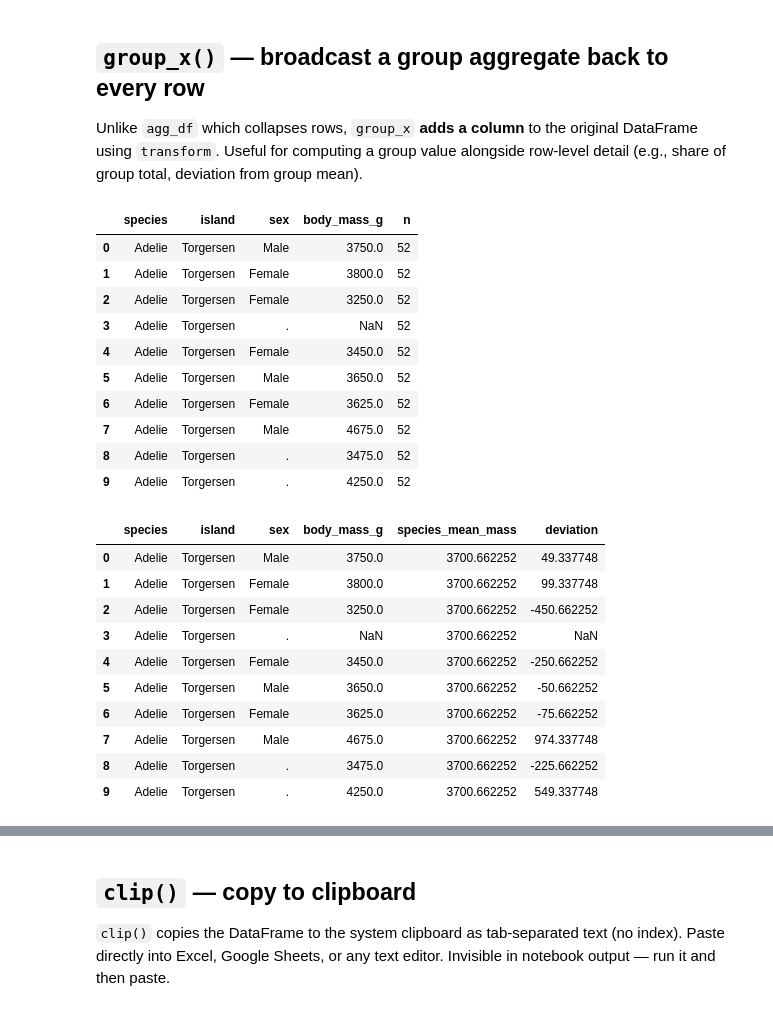
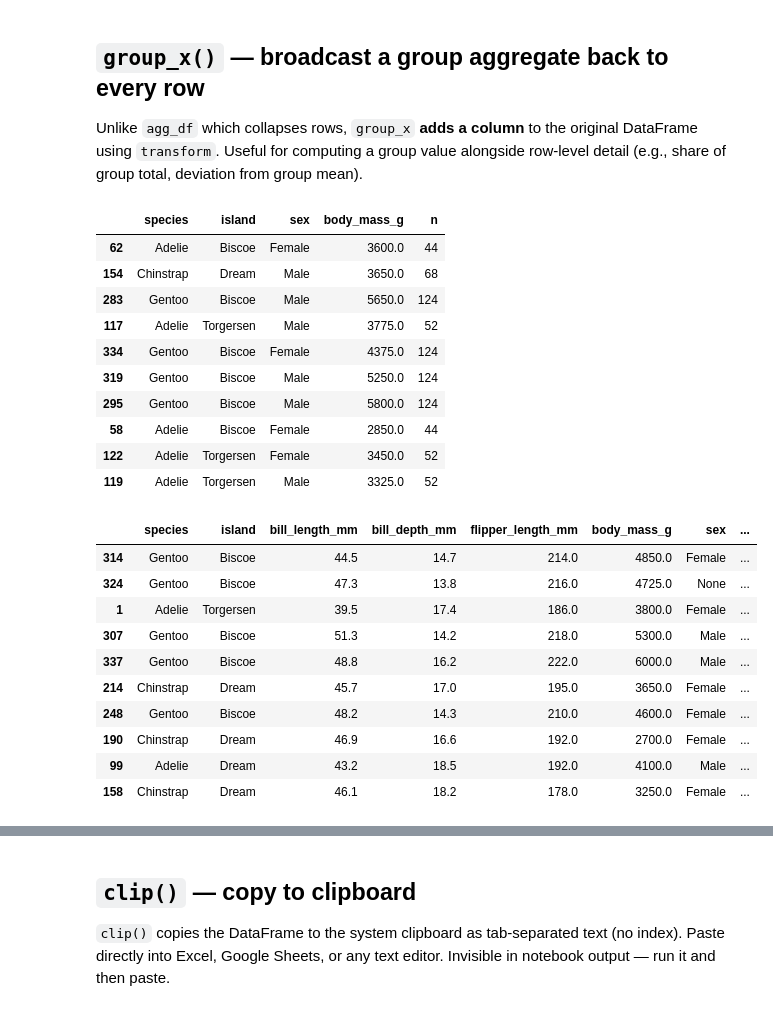
Before and after one commit to maddytae/pytae, a Jupyter notebook: notebooks/other_utilities.ipynb, the cells around one changed output, grey strips where cells are left out. Drawn from its saved outputs; the diff is of its cells as text; code cells hidden in the pictures.

```diff
--- a/notebooks/other_utilities.ipynb
+++ b/notebooks/other_utilities.ipynb
@@ -109,42 +109,40 @@ Fills string/category NaN with a visible marker (default `.`) and numeric NaN wi
 Unlike `agg_df` which collapses rows, `group_x` **adds a column** to the original DataFrame using `transform`. Useful for computing a group value alongside row-level detail (e.g., share of group total, deviation from group mean).
 # %%
 # Default: count per group (aggfunc='n') — adds column 'n' to every row
-(penguins
- .group_x(group=['species', 'island'])
+( penguins
+ .handle_missing()
+ .group_x(group=['species','island' ])
  .select(['species', 'island', 'sex', 'body_mass_g', 'n'])
- .head(10)
+ .sample(10)
 )
 # %% [output]
 |  | species | island | sex | body_mass_g | n |
-| 0 | Adelie | Torgersen | Male | 3750.0 | 52 |
-| 1 | Adelie | Torgersen | Female | 3800.0 | 52 |
-| 2 | Adelie | Torgersen | Female | 3250.0 | 52 |
-| 3 | Adelie | Torgersen | . | NaN | 52 |
-| 4 | Adelie | Torgersen | Female | 3450.0 | 52 |
-| 5 | Adelie | Torgersen | Male | 3650.0 | 52 |
-| 6 | Adelie | Torgersen | Female | 3625.0 | 52 |
-| 7 | Adelie | Torgersen | Male | 4675.0 | 52 |
-| 8 | Adelie | Torgersen | . | 3475.0 | 52 |
-| 9 | Adelie | Torgersen | . | 4250.0 | 52 |
+| 62 | Adelie | Biscoe | Female | 3600.0 | 44 |
+| 154 | Chinstrap | Dream | Male | 3650.0 | 68 |
+| 283 | Gentoo | Biscoe | Male | 5650.0 | 124 |
+| 117 | Adelie | Torgersen | Male | 3775.0 | 52 |
+| 334 | Gentoo | Biscoe | Female | 4375.0 | 124 |
+| 319 | Gentoo | Biscoe | Male | 5250.0 | 124 |
+| 295 | Gentoo | Biscoe | Male | 5800.0 | 124 |
+| 58 | Adelie | Biscoe | Female | 2850.0 | 44 |
+| 122 | Adelie | Torgersen | Female | 3450.0 | 52 |
+| 119 | Adelie | Torgersen | Male | 3325.0 | 52 |
 # %%
-# group_x with value + aggfunc: add group mean of body_mass_g to every row
-# Then compute each penguin's deviation from its species group mean
+# instead of count, group_x with value + aggfunc: add group mean of body_mass_g to every row
 (penguins
  .group_x(group=['species'], value='body_mass_g', aggfunc='mean')
- .assign(deviation=lambda df: df['body_mass_g'] - df['x'])
- .select(['species', 'island', 'sex', 'body_mass_g', 'x', 'deviation'])
  .rename(columns={'x': 'species_mean_mass'})
- .head(10)
+ .sample(10)
 )
 # %% [output]
-|  | species | island | sex | body_mass_g | species_mean_mass | deviation |
-| 0 | Adelie | Torgersen | Male | 3750.0 | 3700.662252 | 49.337748 |
-| 1 | Adelie | Torgersen | Female | 3800.0 | 3700.662252 | 99.337748 |
-| 2 | Adelie | Torgersen | Female | 3250.0 | 3700.662252 | -450.662252 |
-| 3 | Adelie | Torgersen | . | NaN | 3700.662252 | NaN |
-| 4 | Adelie | Torgersen | Female | 3450.0 | 3700.662252 | -250.662252 |
-| 5 | Adelie | Torgersen | Male | 3650.0 | 3700.662252 | -50.662252 |
-| 6 | Adelie | Torgersen | Female | 3625.0 | 3700.662252 | -75.662252 |
-| 7 | Adelie | Torgersen | Male | 4675.0 | 3700.662252 | 974.337748 |
-| 8 | Adelie | Torgersen | . | 3475.0 | 3700.662252 | -225.662252 |
-| 9 | Adelie | Torgersen | . | 4250.0 | 3700.662252 | 549.337748 |
+|  | species | island | bill_length_mm | bill_depth_mm | flipper_length_mm | body_mass_g | sex | ... |
+| 314 | Gentoo | Biscoe | 44.5 | 14.7 | 214.0 | 4850.0 | Female | ... |
+| 324 | Gentoo | Biscoe | 47.3 | 13.8 | 216.0 | 4725.0 | None | ... |
+| 1 | Adelie | Torgersen | 39.5 | 17.4 | 186.0 | 3800.0 | Female | ... |
+| 307 | Gentoo | Biscoe | 51.3 | 14.2 | 218.0 | 5300.0 | Male | ... |
+| 337 | Gentoo | Biscoe | 48.8 | 16.2 | 222.0 | 6000.0 | Male | ... |
+| 214 | Chinstrap | Dream | 45.7 | 17.0 | 195.0 | 3650.0 | Female | ... |
+| 248 | Gentoo | Biscoe | 48.2 | 14.3 | 210.0 | 4600.0 | Female | ... |
+| 190 | Chinstrap | Dream | 46.9 | 16.6 | 192.0 | 2700.0 | Female | ... |
+| 99 | Adelie | Dream | 43.2 | 18.5 | 192.0 | 4100.0 | Male | ... |
+| 158 | Chinstrap | Dream | 46.1 | 18.2 | 178.0 | 3250.0 | Female | ... |
```
Also changed, not shown: parts of 8 cells of this notebook, 7 other files.
